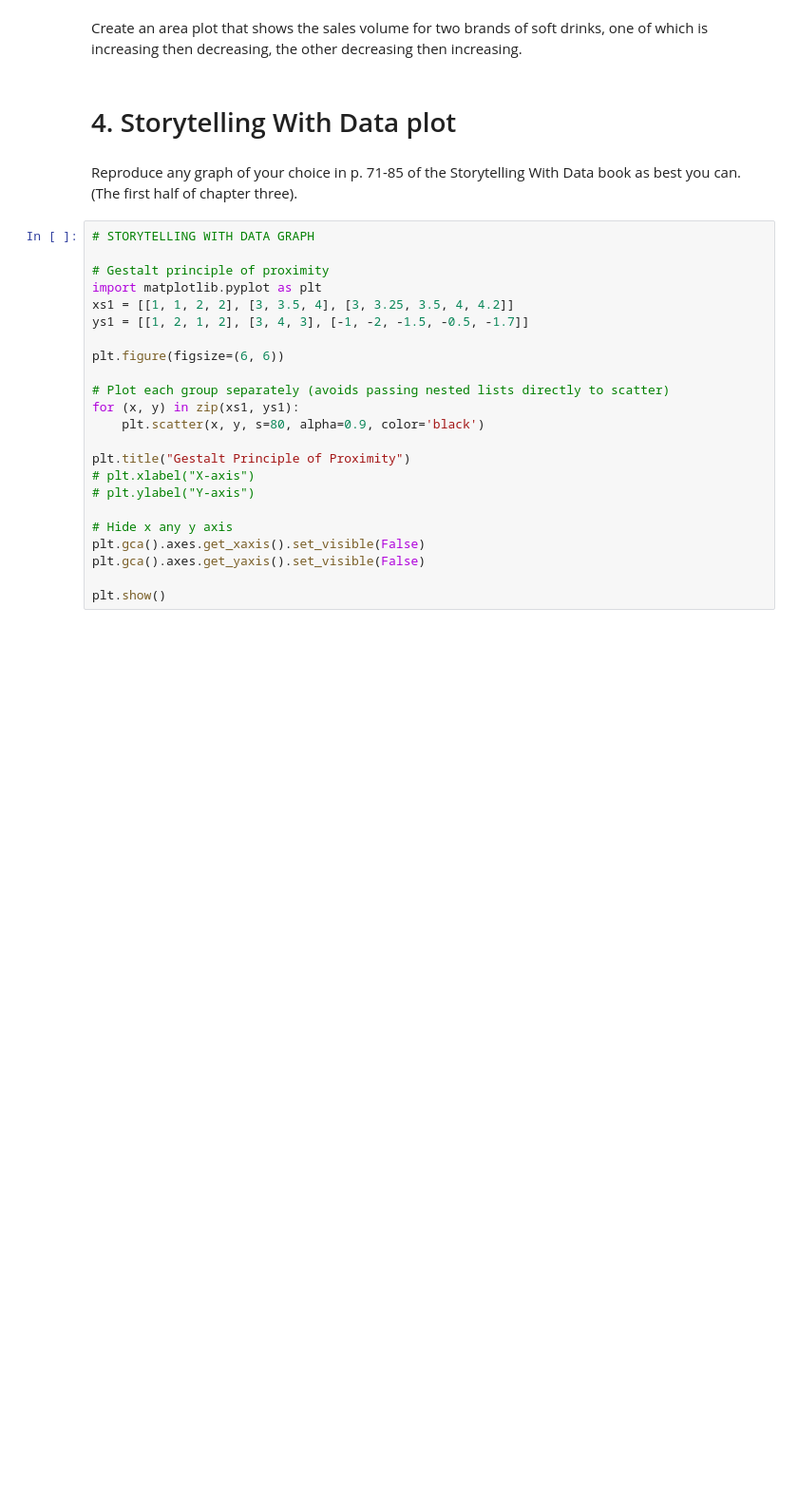
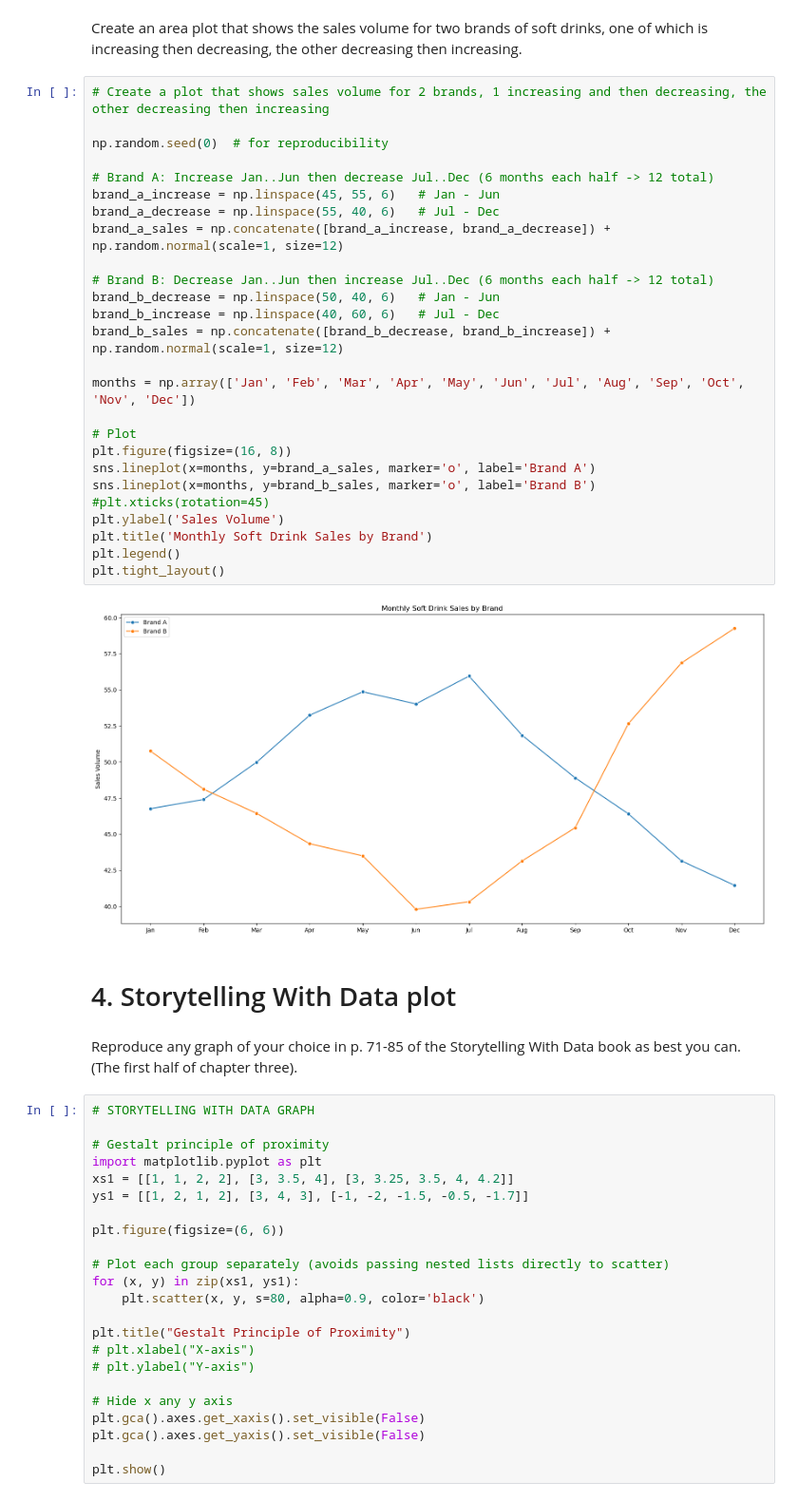
Before and after one commit to veniola/Module-B-semester-2, a Jupyter notebook: OMDS-ModB2-Week5-Eniola-Victoria.ipynb, the cells around one changed output. Shown at 95% size. Drawn from its saved outputs; the diff is of its cells as text; blank space fills up the shorter version.

```diff
--- a/OMDS-ModB2-Week5-Eniola-Victoria.ipynb
+++ b/OMDS-ModB2-Week5-Eniola-Victoria.ipynb
@@ -227,5 +342,33 @@ Create a line plot that shows a sales volume of soft drinks that decreases, then
 # %% [markdown]
 Create an area plot that shows the sales volume for two brands of soft drinks, one of which is increasing then decreasing, the other decreasing then increasing.
+# %%
+# Create a plot that shows sales volume for 2 brands, 1 increasing and then decreasing, the other decreasing then increasing
+
+np.random.seed(0)  # for reproducibility
+
+# Brand A: Increase Jan..Jun then decrease Jul..Dec (6 months each half -> 12 total)
+brand_a_increase = np.linspace(45, 55, 6)   # Jan - Jun
+brand_a_decrease = np.linspace(55, 40, 6)   # Jul - Dec
+brand_a_sales = np.concatenate([brand_a_increase, brand_a_decrease]) + np.random.normal(scale=1, size=12)
+
+# Brand B: Decrease Jan..Jun then increase Jul..Dec (6 months each half -> 12 total)
+brand_b_decrease = np.linspace(50, 40, 6)   # Jan - Jun
+brand_b_increase = np.linspace(40, 60, 6)   # Jul - Dec
+brand_b_sales = np.concatenate([brand_b_decrease, brand_b_increase]) + np.random.normal(scale=1, size=12)
+
+months = np.array(['Jan', 'Feb', 'Mar', 'Apr', 'May', 'Jun', 'Jul', 'Aug', 'Sep', 'Oct', 'Nov', 'Dec'])
+
+# Plot
+plt.figure(figsize=(16, 8))
+sns.lineplot(x=months, y=brand_a_sales, marker='o', label='Brand A')
+sns.lineplot(x=months, y=brand_b_sales, marker='o', label='Brand B')
+#plt.xticks(rotation=45)
+plt.ylabel('Sales Volume')
+plt.title('Monthly Soft Drink Sales by Brand')
+plt.legend()
+plt.tight_layout()
+# %% [output]
+[figure, added]
 # %% [markdown]
 # 4. Storytelling With Data plot
 # %% [markdown]
```
Also changed, not shown: parts of 3 cells of this notebook.
